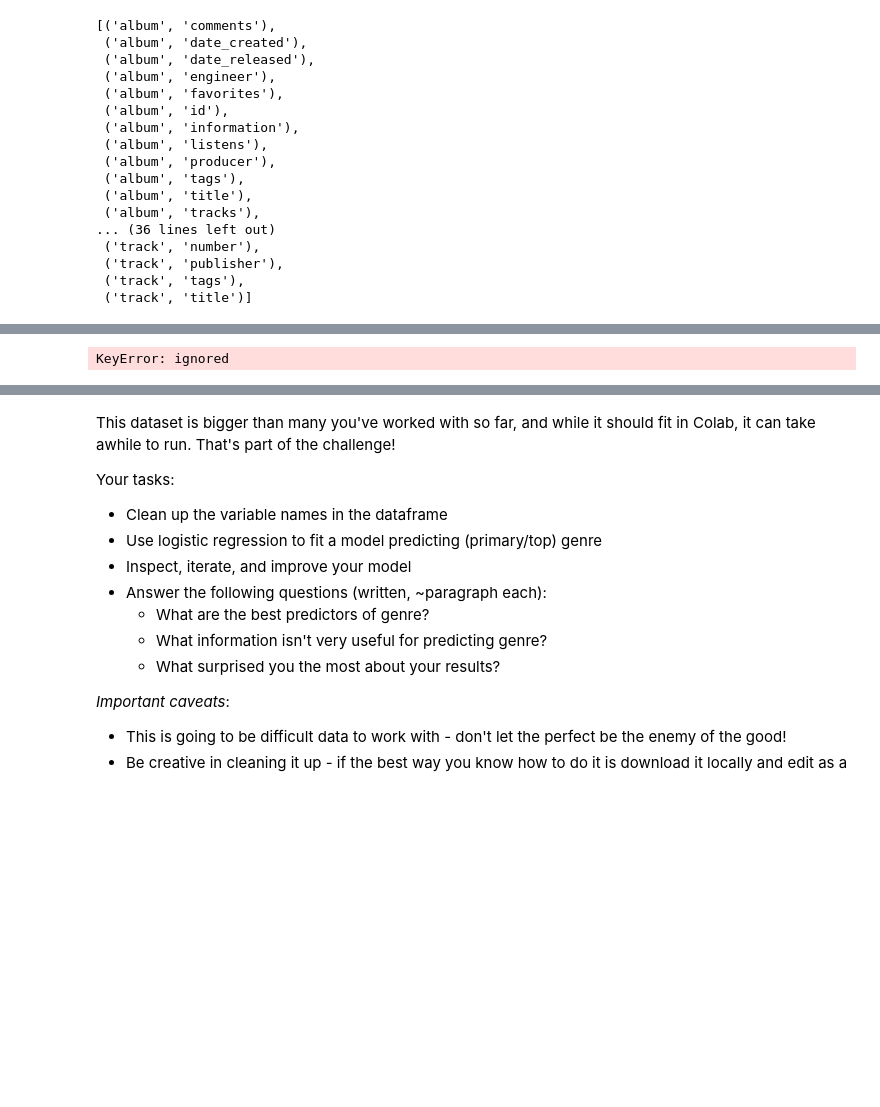
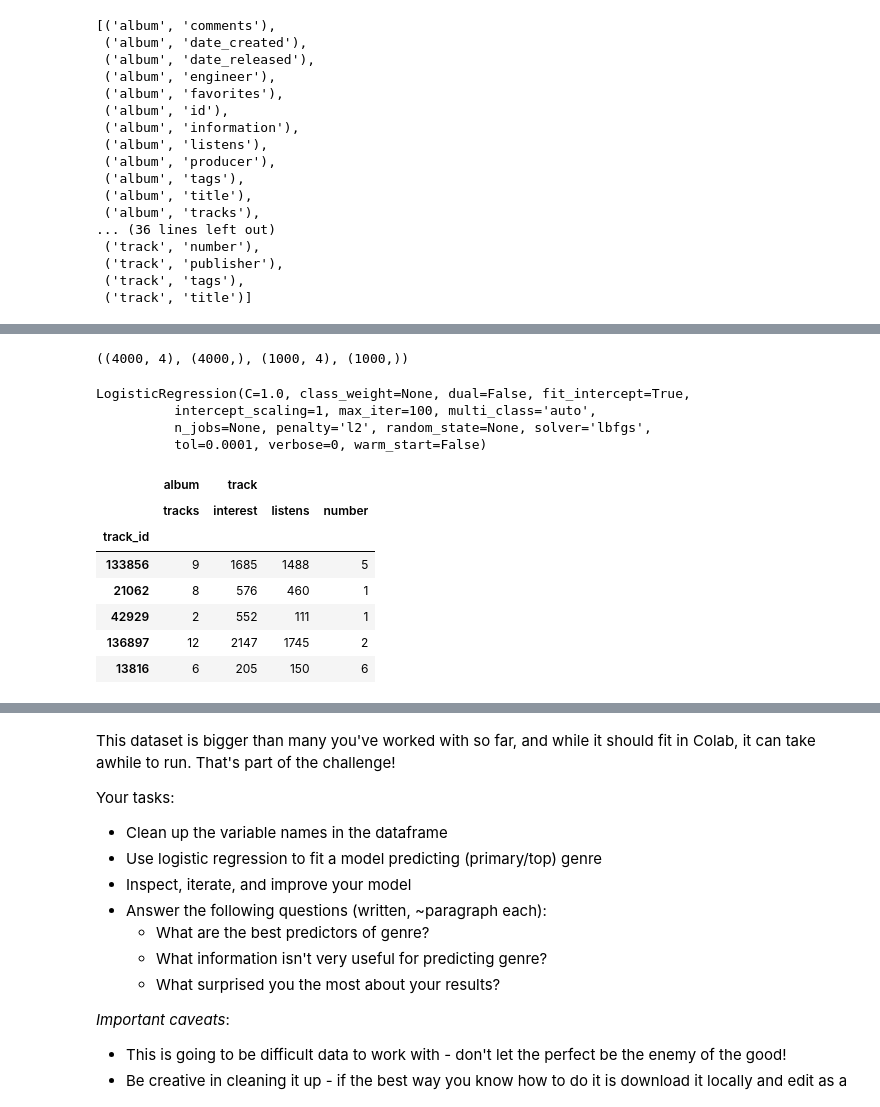
Before and after one commit to LambdaSchool/DS-Unit-2-Sprint-3-Classification-Validation, a Jupyter notebook: module1-logistic-regression/LS_DS_231_Logistic_Regression.ipynb, the cells around one changed output, grey strips where cells are left out. Saved outputs shown, nothing was run; the diff lists cells and outputs as text; code cells hidden in the pictures; blank space fills up the shorter version.

```diff
--- a/module1-logistic-regression/LS_DS_231_Logistic_Regression.ipynb
+++ b/module1-logistic-regression/LS_DS_231_Logistic_Regression.ipynb
@@ -542,4 +552,34 @@ target = ('track','genres')
-# %%
-tracks[features]
-# %% [output]
-KeyError: ignored
+# %%
+tracks2 = tracks.sample(5000, random_state=42)
+# %%
+from sklearn.model_selection import train_test_split
+
+features = [('album','tracks'),('track','interest'),('track','listens'),('track','number')]
+target = ('track','genres')
+
+X = tracks2[features]
+y = tracks2[target]
+
+X_train,X_test,y_train,y_test = train_test_split(X, y, train_size=.8, test_size=.2, random_state=42)
+X_train.shape, y_train.shape, X_test.shape, y_test.shape
+# %% [output]
+((4000, 4), (4000,), (1000, 4), (1000,))
+# %%
+log_reg_tracks = LogisticRegression(solver='lbfgs', multi_class='auto')
+log_reg_tracks.fit(X_train,y_train)
+# %% [output]
+LogisticRegression(C=1.0, class_weight=None, dual=False, fit_intercept=True,
+          intercept_scaling=1, max_iter=100, multi_class='auto',
+          n_jobs=None, penalty='l2', random_state=None, solver='lbfgs',
+          tol=0.0001, verbose=0, warm_start=False)
+# %%
+X_train.head()
+# %% [output]
+|  | album | track |  |  |
+|  | tracks | interest | listens | number |
+| track_id |  |  |  |  |
+| 133856 | 9 | 1685 | 1488 | 5 |
+| 21062 | 8 | 576 | 460 | 1 |
+| 42929 | 2 | 552 | 111 | 1 |
+| 136897 | 12 | 2147 | 1745 | 2 |
+| 13816 | 6 | 205 | 150 | 6 |
```
Also changed, not shown: parts of 22 cells of this notebook.
